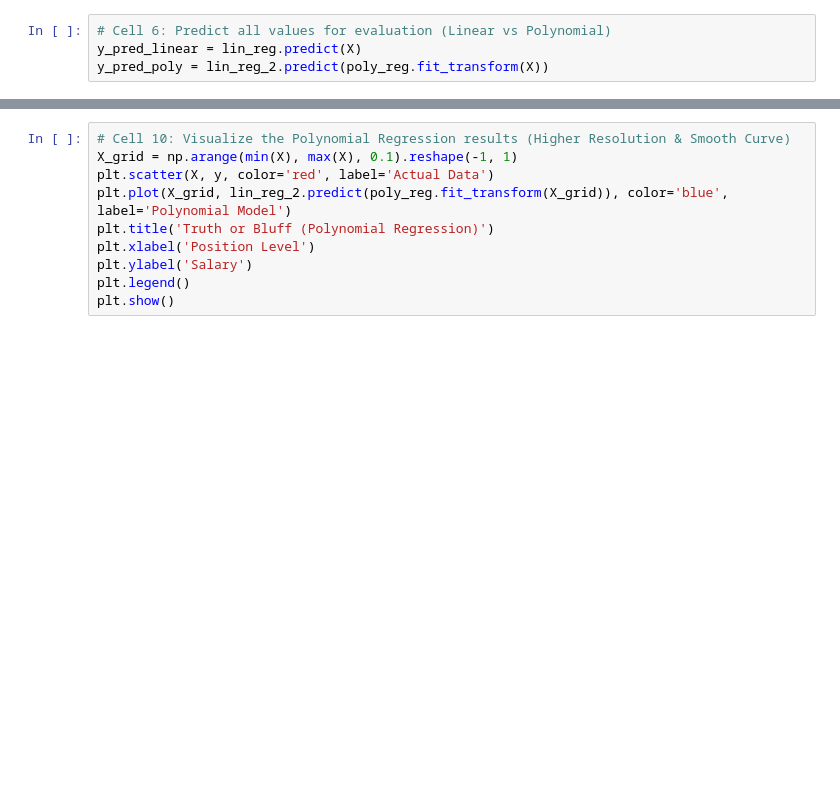
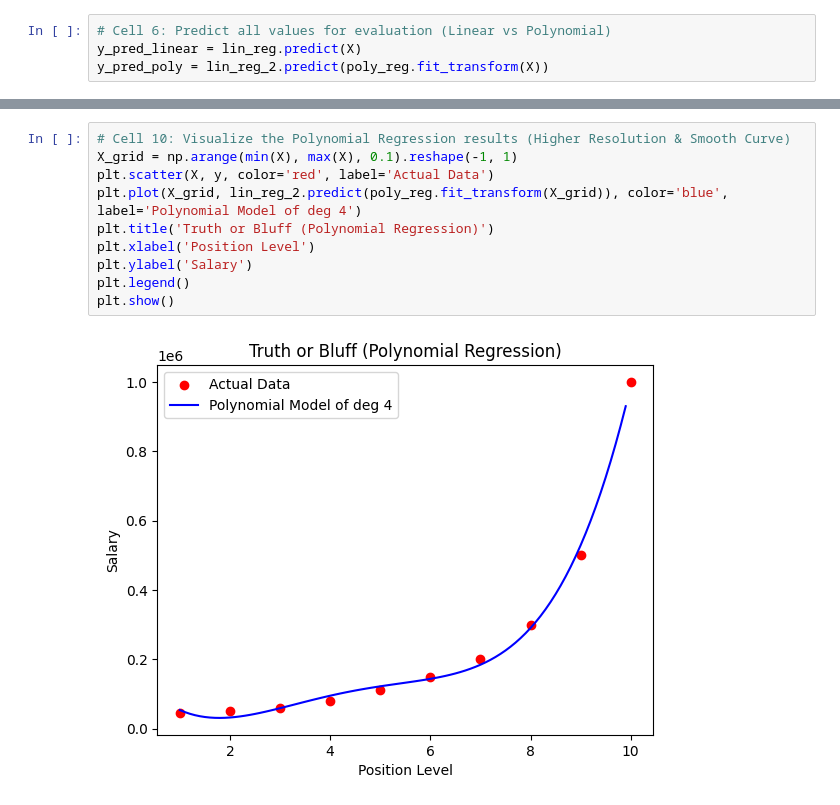
Before and after one commit to iksasa15/AI-ML, a Jupyter notebook: code/3- Polynomial Linear Regression/Polynomial Regression.ipynb, the cells around one changed output, grey strips where cells are left out. Drawn from its saved outputs; the diff is of its cells as text; blank space fills up the shorter version.

```diff
--- a/code/3- Polynomial Linear Regression/Polynomial Regression.ipynb
+++ b/code/3- Polynomial Linear Regression/Polynomial Regression.ipynb
@@ -73,10 +104,12 @@ plt.show()
 # %%
 # Cell 10: Visualize the Polynomial Regression results (Higher Resolution & Smooth Curve)
 X_grid = np.arange(min(X), max(X), 0.1).reshape(-1, 1)
 plt.scatter(X, y, color='red', label='Actual Data')
-plt.plot(X_grid, lin_reg_2.predict(poly_reg.fit_transform(X_grid)), color='blue', label='Polynomial Model')
+plt.plot(X_grid, lin_reg_2.predict(poly_reg.fit_transform(X_grid)), color='blue', label='Polynomial Model of deg 4')
 plt.title('Truth or Bluff (Polynomial Regression)')
 plt.xlabel('Position Level')
 plt.ylabel('Salary')
 plt.legend()
 plt.show()
+# %% [output]
+[figure, added]
```
Also changed, not shown: parts of 6 cells of this notebook, 5 other files.
